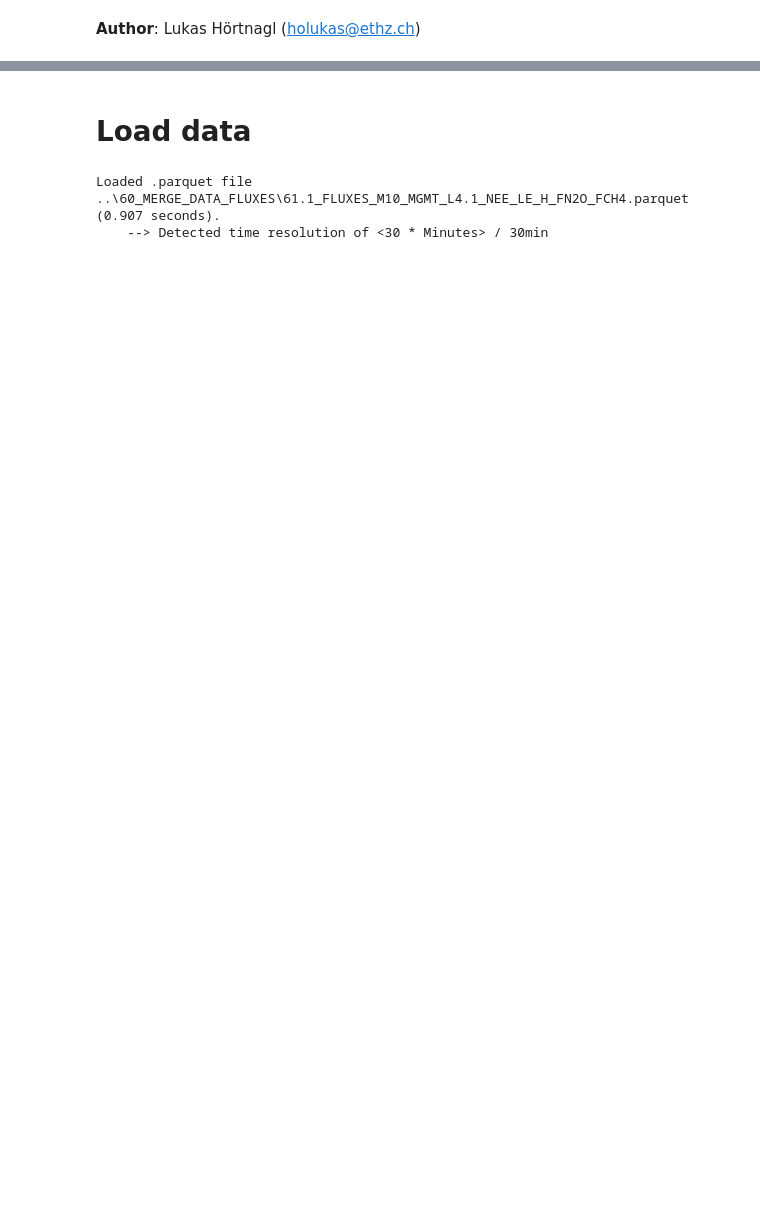
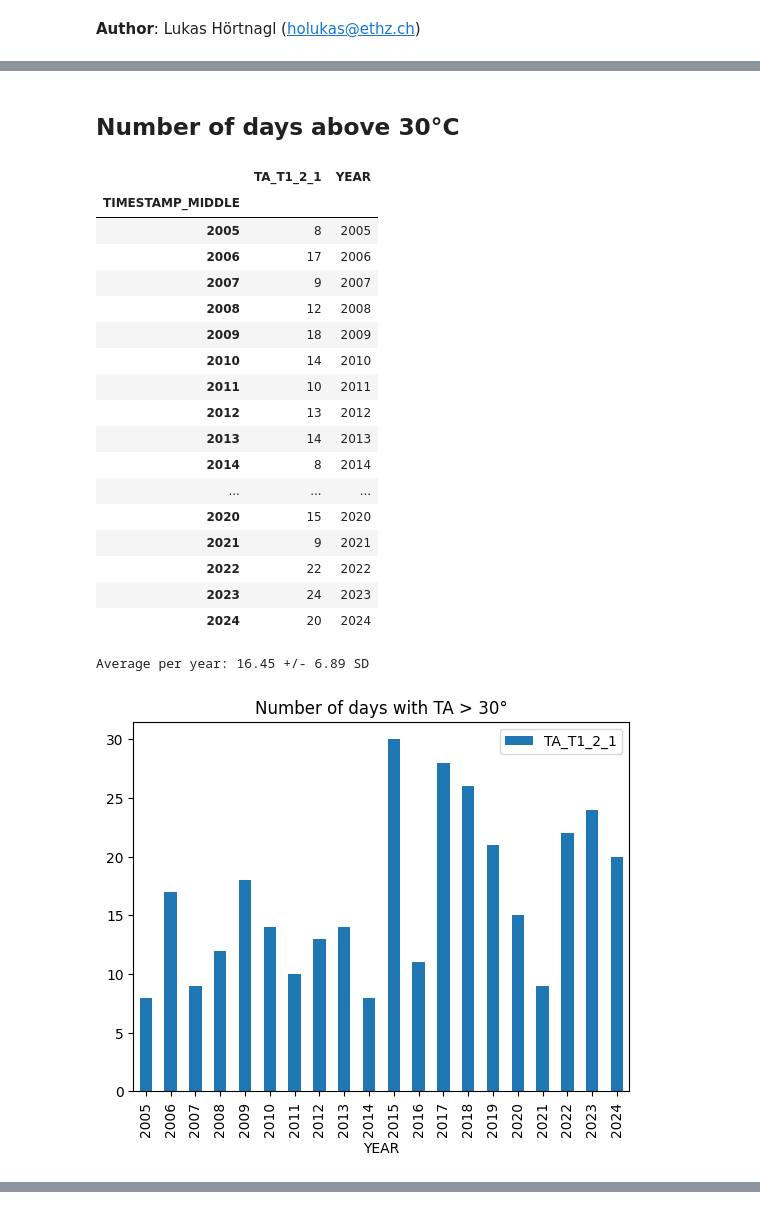
Before and after one commit to holukas/dataset_ch-cha_flux_product, a Jupyter notebook: dataset_ch-cha_flux_product/notebooks/90_DATASET_OVERVIEW/METEO_TA.ipynb, the cells around one changed output, grey strips where cells are left out. Cells and saved outputs as stored; diff of their text form; code cells hidden in the pictures; blank space fills up the shorter version.

```diff
--- a/dataset_ch-cha_flux_product/notebooks/90_DATASET_OVERVIEW/METEO_TA.ipynb
+++ b/dataset_ch-cha_flux_product/notebooks/90_DATASET_OVERVIEW/METEO_TA.ipynb
@@ -12,0 +7,4 @@ ta_col = "TA_T1_2_1"
+# %%
+varname = 'TA_T1_2_1'
+var = "TA"  # Name shown in plots
+units = "°C"
@@ -12,0 +35,6 @@ ta_col = "TA_T1_2_1"
+# %%
+SOURCEDIR = r"../80_FINALIZE"
+FILENAME = r"81.1_FLUXES_M15_MGMT_L4.2_NEE_GPP_RECO_LE_H_FN2O_FCH4.parquet"
+FILEPATH = Path(SOURCEDIR) / FILENAME
+df = load_parquet(filepath=FILEPATH)
+df
@@ -37,13 +173,34 @@ diive version: v0.87.0
+# %% [markdown]
+## Number of days above 30°C
+# %%
+plotdf = df[[varname]].copy()
+plotdf = plotdf.resample('D').max()
+above = plotdf.loc[plotdf[varname] > 30].copy()
+above = above.groupby(above.index.year).count()
+above["YEAR"] = above.index
+above.plot.bar(x="YEAR", y=varname, title="Number of days with TA > 30°");
+display(above)
+print(f"Average per year: {above[varname].mean()} +/- {above[varname].std():.2f} SD")
+# %% [output]
+|  | TA_T1_2_1 | YEAR |
+| TIMESTAMP_MIDDLE |  |  |
+| 2005 | 8 | 2005 |
+| 2006 | 17 | 2006 |
+| 2007 | 9 | 2007 |
+| 2008 | 12 | 2008 |
+| 2009 | 18 | 2009 |
+| 2010 | 14 | 2010 |
+| 2011 | 10 | 2011 |
+| 2012 | 13 | 2012 |
+| 2013 | 14 | 2013 |
+| 2014 | 8 | 2014 |
+| ... | ... | ... |
+| 2020 | 15 | 2020 |
+| 2021 | 9 | 2021 |
+| 2022 | 22 | 2022 |
+| 2023 | 24 | 2023 |
+| 2024 | 20 | 2024 |
+Average per year: 16.45 +/- 6.89 SD
+[figure, added]
 # %% [markdown]
 </br>
-# %% [markdown]
-# Load data
-# %%
-SOURCEDIR = r"../60_MERGE_DATA_FLUXES"
-FILENAME = r"61.1_FLUXES_M10_MGMT_L4.1_NEE_LE_H_FN2O_FCH4.parquet"
-FILEPATH = Path(SOURCEDIR) / FILENAME
-df = load_parquet(filepath=FILEPATH)
-ta = df[ta_col].copy()
-# %% [output]
-Loaded .parquet file ..\60_MERGE_DATA_FLUXES\61.1_FLUXES_M10_MGMT_L4.1_NEE_LE_H_FN2O_FCH4.parquet (0.907 seconds).
-    --> Detected time resolution of <30 * Minutes> / 30min
```
Also changed, not shown: parts of 73 cells of this notebook, 8 other files.
